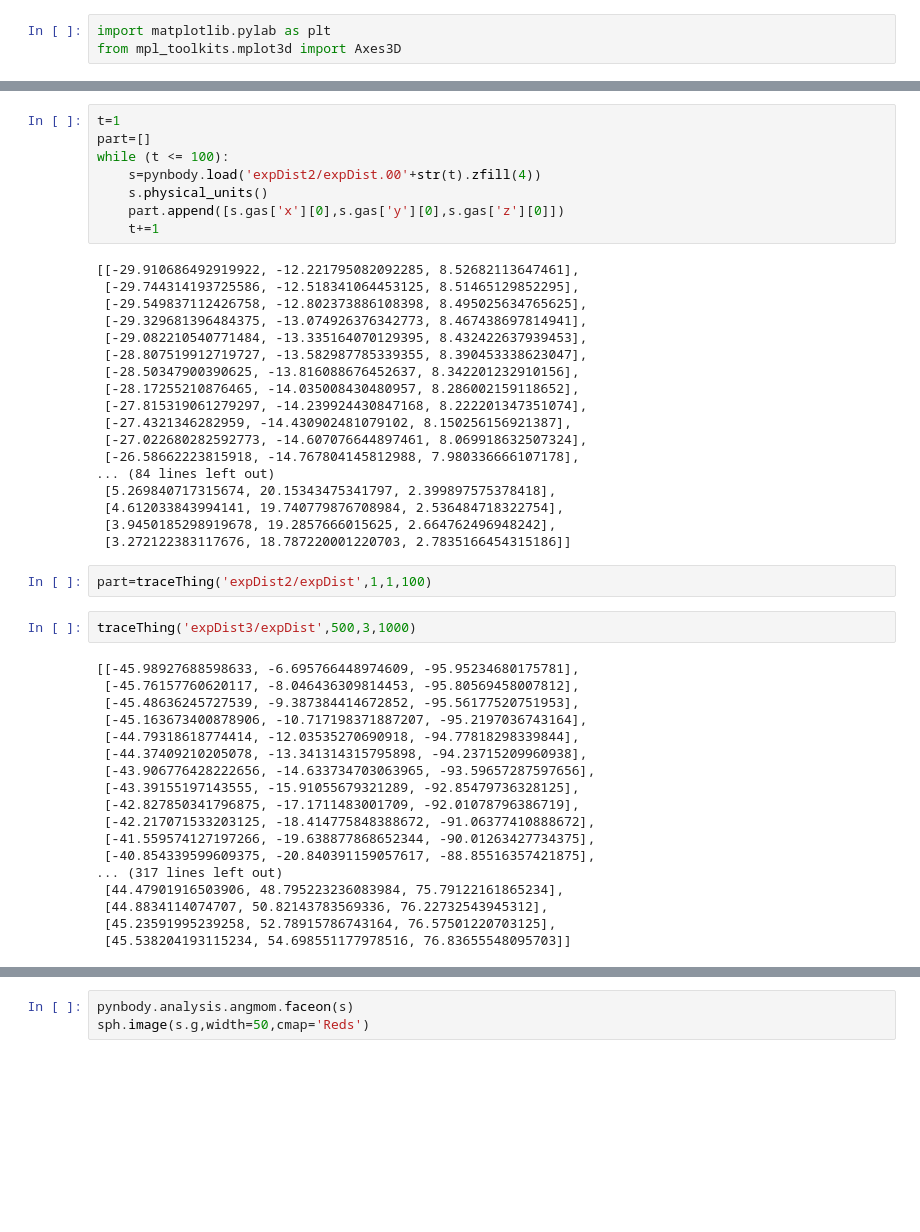
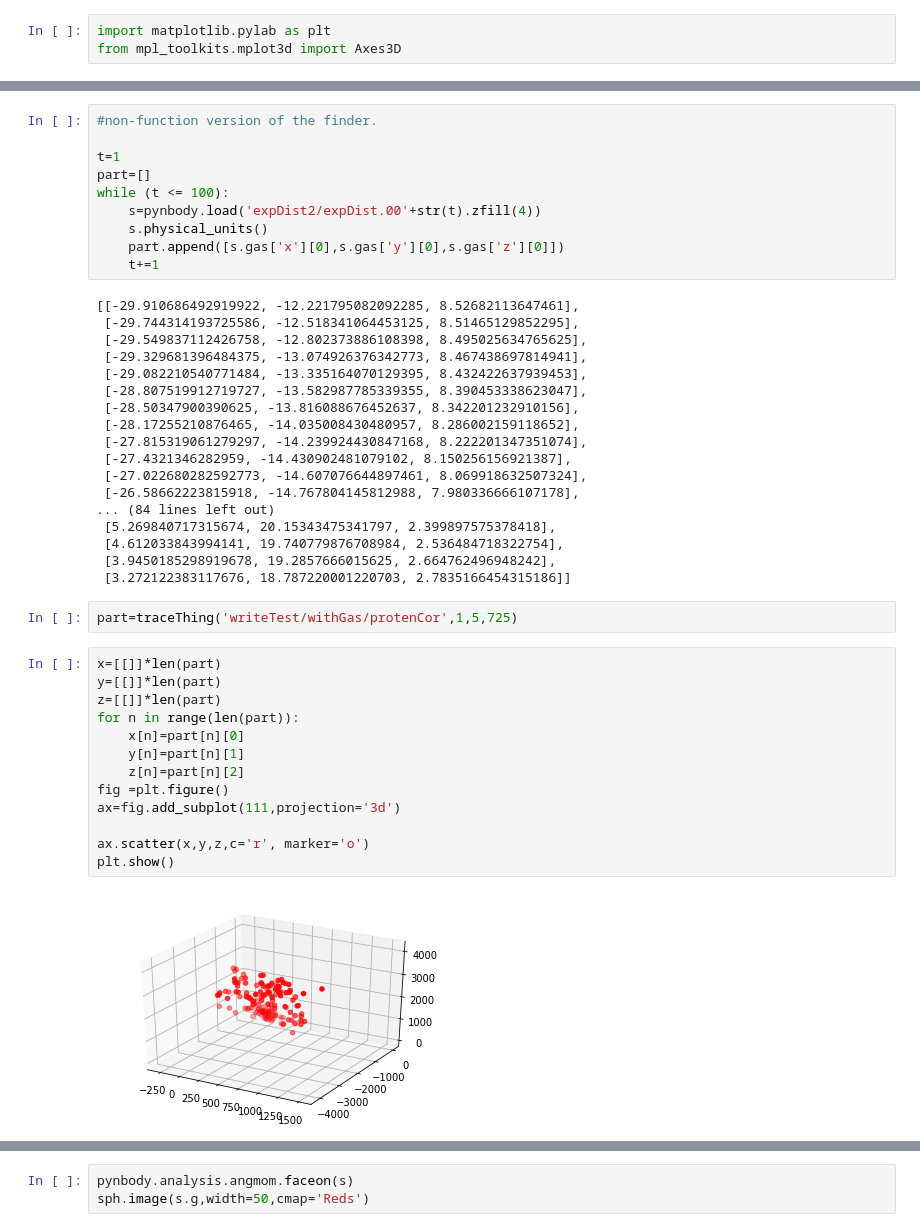
Before and after one commit to N-body-group-Reed/isolated-galaxy, a Jupyter notebook: will/StarTracer.ipynb, the cells around one changed output, grey strips where cells are left out. Cells and saved outputs as stored; diff of their text form; blank space fills up the shorter version.

```diff
--- a/will/StarTracer.ipynb
+++ b/will/StarTracer.ipynb
@@ -93,4 +108,6 @@ maxDensity('expDist/expDist.001000',k,100)
 # %%
+#non-function version of the finder.
+
 t=1
 part=[]
 while (t <= 100):
@@ -116,25 +133,20 @@ while (t <= 100):
  [4.612033843994141, 19.740779876708984, 2.536484718322754],
  [3.9450185298919678, 19.2857666015625, 2.664762496948242],
  [3.272122383117676, 18.787220001220703, 2.7835166454315186]]
-# %%
-part=traceThing('expDist2/expDist',1,1,100)
-# %%
-traceThing('expDist3/expDist',500,3,1000)
-# %% [output]
-[[-45.98927688598633, -6.695766448974609, -95.95234680175781],
- [-45.76157760620117, -8.046436309814453, -95.80569458007812],
- [-45.48636245727539, -9.387384414672852, -95.56177520751953],
- [-45.163673400878906, -10.717198371887207, -95.2197036743164],
- [-44.79318618774414, -12.03535270690918, -94.77818298339844],
- [-44.37409210205078, -13.341314315795898, -94.23715209960938],
- [-43.906776428222656, -14.633734703063965, -93.59657287597656],
- [-43.39155197143555, -15.91055679321289, -92.85479736328125],
- [-42.827850341796875, -17.1711483001709, -92.01078796386719],
- [-42.217071533203125, -18.414775848388672, -91.06377410888672],
- [-41.559574127197266, -19.638877868652344, -90.01263427734375],
- [-40.854339599609375, -20.840391159057617, -88.85516357421875],
-... (317 lines left out)
- [44.47901916503906, 48.795223236083984, 75.79122161865234],
- [44.8834114074707, 50.82143783569336, 76.22732543945312],
- [45.23591995239258, 52.78915786743164, 76.57501220703125],
- [45.538204193115234, 54.698551177978516, 76.83655548095703]]
+# %%
+part=traceThing('writeTest/withGas/protenCor',1,5,725)
+# %%
+x=[[]]*len(part)
+y=[[]]*len(part)
+z=[[]]*len(part)
+for n in range(len(part)):
+    x[n]=part[n][0]
+    y[n]=part[n][1]
+    z[n]=part[n][2]
+fig =plt.figure()
+ax=fig.add_subplot(111,projection='3d')
+
+ax.scatter(x,y,z,c='r', marker='o')
+plt.show()
+# %% [output]
+[figure, added]
```
Also changed, not shown: parts of 6 cells of this notebook, 2 other files.
